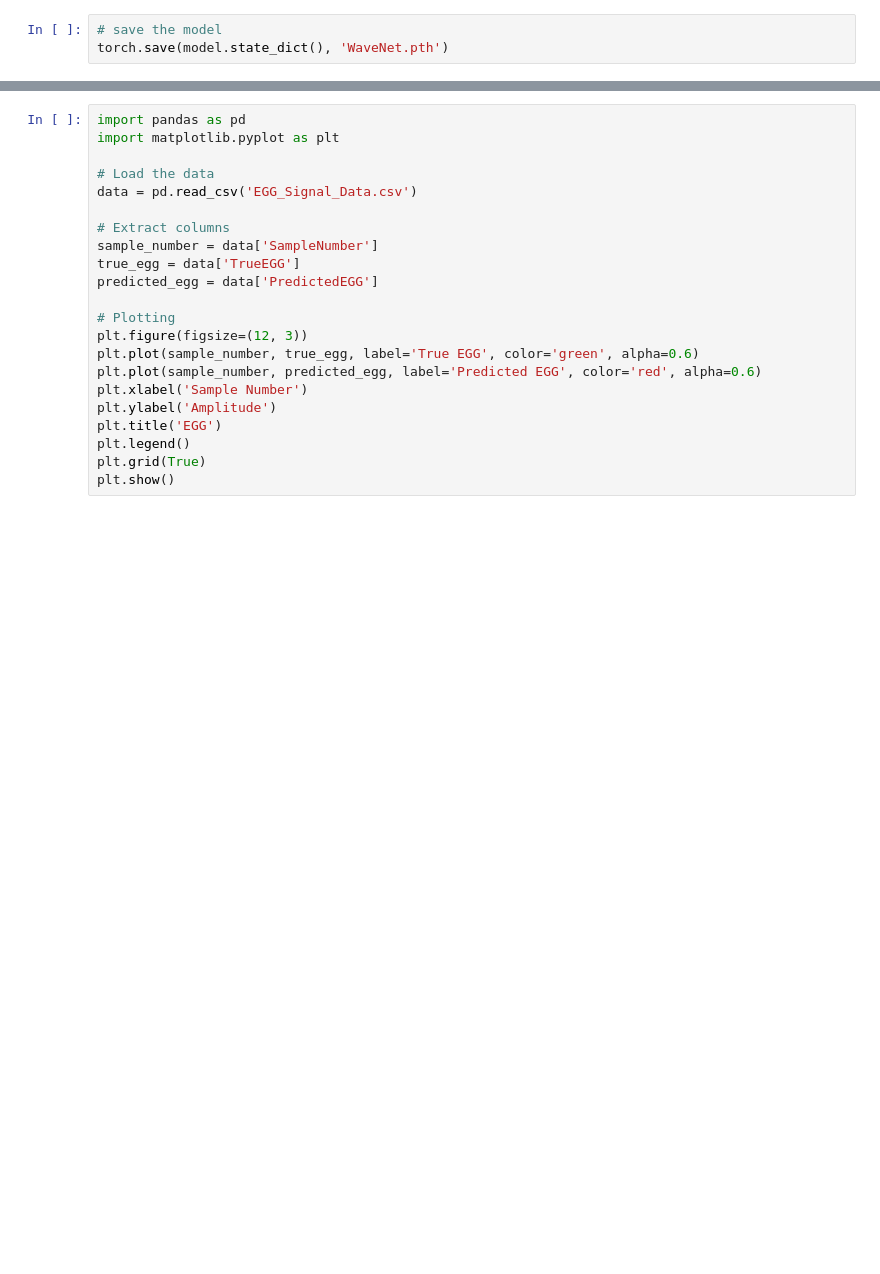
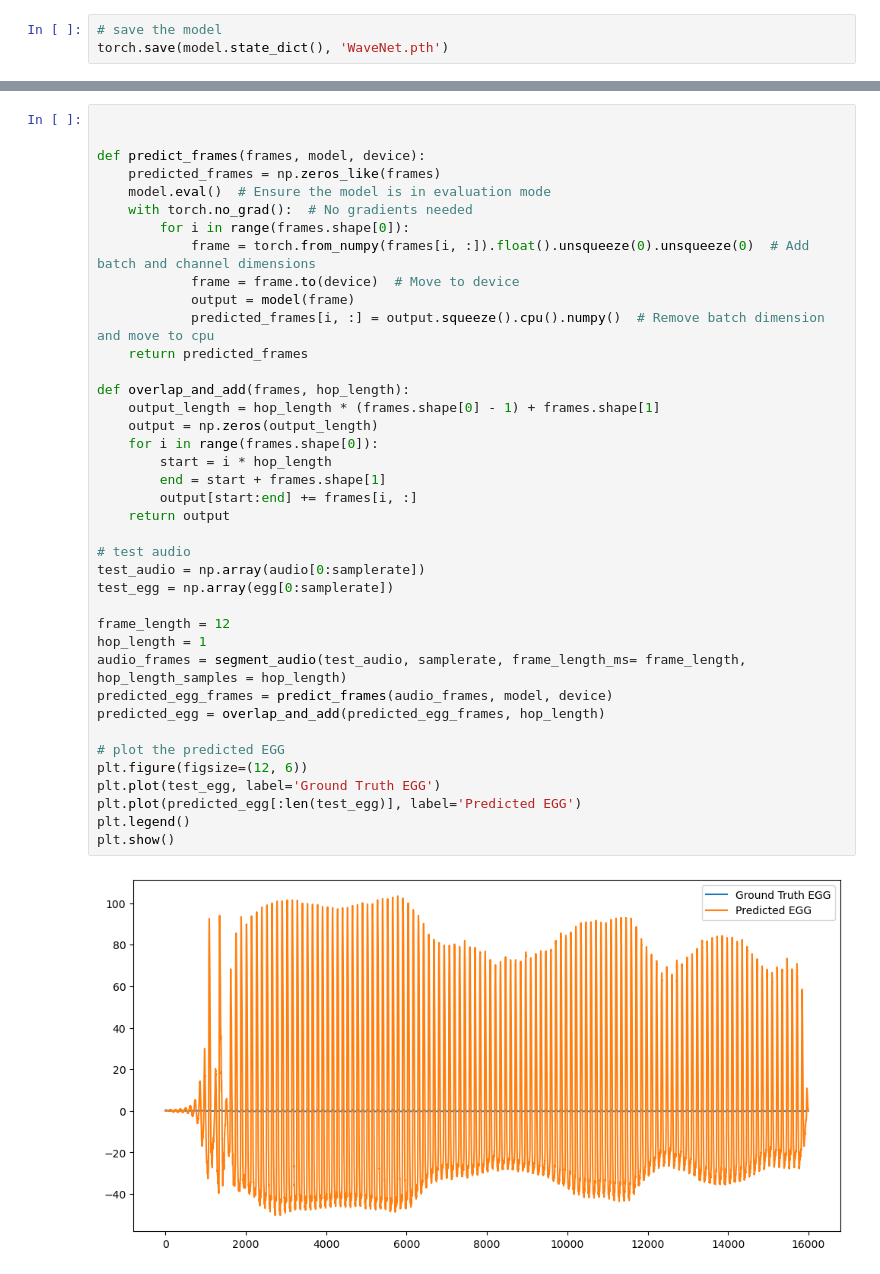
Before and after one commit to ChuanCh/A2E, a Jupyter notebook: WaveNet_train.ipynb, the cells around one changed output, grey strips where cells are left out. Drawn from its saved outputs; the diff is of its cells as text; blank space fills up the shorter version.

```diff
--- a/WaveNet_train.ipynb
+++ b/WaveNet_train.ipynb
@@ -443,22 +410,41 @@ plt.show()
-# %%
-import pandas as pd
-import matplotlib.pyplot as plt
-
-# Load the data
-data = pd.read_csv('EGG_Signal_Data.csv')
-
-# Extract columns
-sample_number = data['SampleNumber']
-true_egg = data['TrueEGG']
-predicted_egg = data['PredictedEGG']
-
-# Plotting
-plt.figure(figsize=(12, 3))
-plt.plot(sample_number, true_egg, label='True EGG', color='green', alpha=0.6)
-plt.plot(sample_number, predicted_egg, label='Predicted EGG', color='red', alpha=0.6)
-plt.xlabel('Sample Number')
-plt.ylabel('Amplitude')
-plt.title('EGG')
-plt.legend()
-plt.grid(True)
-plt.show()
+# %%
+
+
+def predict_frames(frames, model, device):
+    predicted_frames = np.zeros_like(frames)
+    model.eval()  # Ensure the model is in evaluation mode
+    with torch.no_grad():  # No gradients needed
+        for i in range(frames.shape[0]):
+            frame = torch.from_numpy(frames[i, :]).float().unsqueeze(0).unsqueeze(0)  # Add batch and channel dimensions
+            frame = frame.to(device)  # Move to device
+            output = model(frame)
+            predicted_frames[i, :] = output.squeeze().cpu().numpy()  # Remove batch dimension and move to cpu
+    return predicted_frames
+
+def overlap_and_add(frames, hop_length):
+    output_length = hop_length * (frames.shape[0] - 1) + frames.shape[1]
+    output = np.zeros(output_length)
+    for i in range(frames.shape[0]):
+        start = i * hop_length
+        end = start + frames.shape[1]
+        output[start:end] += frames[i, :]
+    return output
+
+# test audio
+test_audio = np.array(audio[0:samplerate])
+test_egg = np.array(egg[0:samplerate])
+
+frame_length = 12
+hop_length = 1
+audio_frames = segment_audio(test_audio, samplerate, frame_length_ms= frame_length, hop_length_samples = hop_length)
+predicted_egg_frames = predict_frames(audio_frames, model, device)
+predicted_egg = overlap_and_add(predicted_egg_frames, hop_length)
+
+# plot the predicted EGG
+plt.figure(figsize=(12, 6))
+plt.plot(test_egg, label='Ground Truth EGG')
+plt.plot(predicted_egg[:len(test_egg)], label='Predicted EGG')
+plt.legend()
+plt.show()
+# %% [output]
+[figure, added]
```
Also changed, not shown: parts of 15 cells of this notebook, 26 other files.
